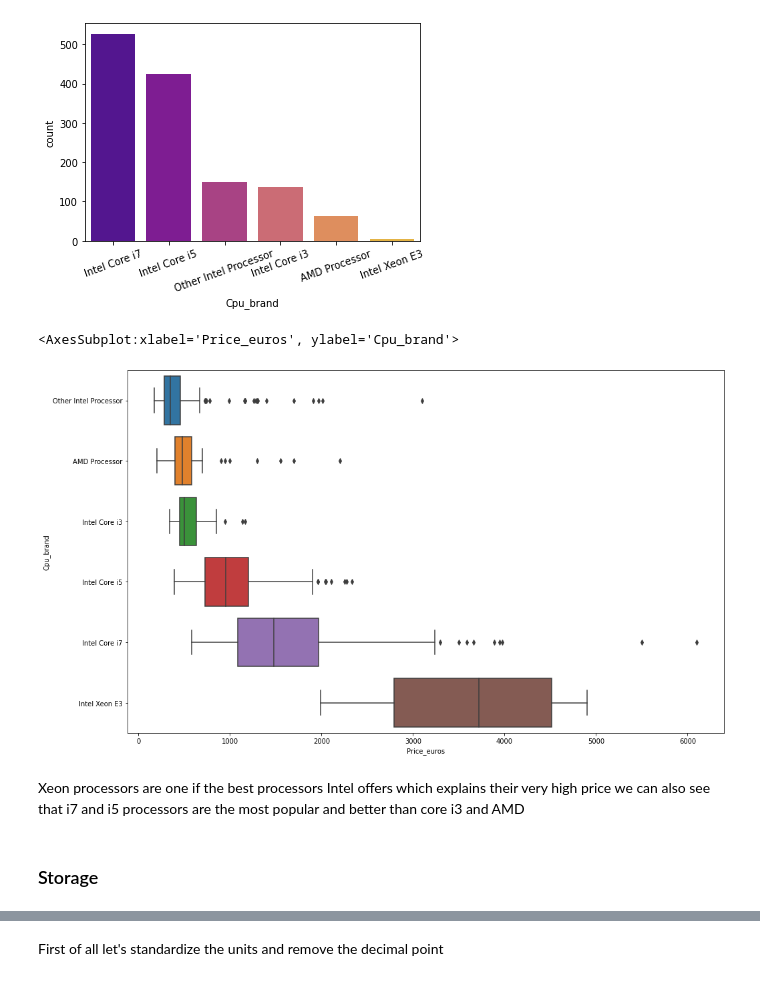
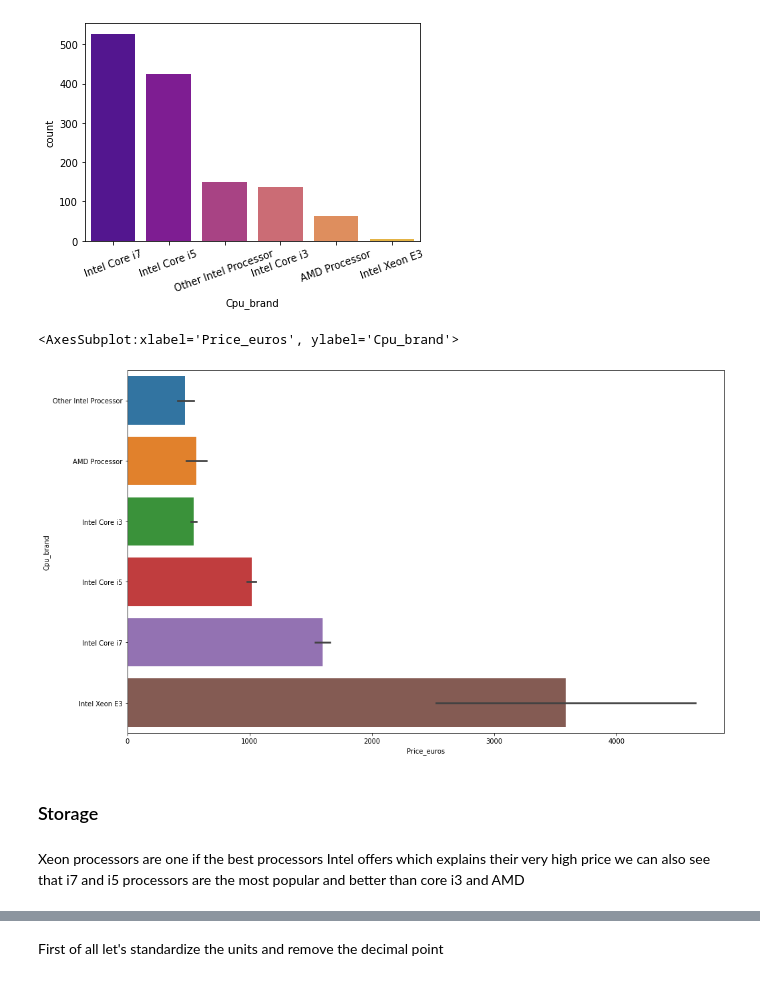
Before and after one commit to AmineMahdioui/Laptop_Price_predection, a Jupyter notebook: LPP.ipynb, the cells around one changed output, grey strips where cells are left out. Drawn from its saved outputs; the diff is of its cells as text; code cells hidden in the pictures.

```diff
--- a/LPP.ipynb
+++ b/LPP.ipynb
@@ -302,7 +300,7 @@ We could say that Touchscreen are mostly a luxury for laptop users
 # %% [markdown]
 For the display panel we will asign 1 to observations with IPS panles and 0 to TN panels we can flip them it doesn't matter.
 # %%
-df["IPS Display panel"]=df['ScreenResolution'].apply(lambda x:1 if 'IPS' in x else 0)
+df["Display panel"]=df['ScreenResolution'].apply(lambda x:'IPS' if 'IPS' in x else 'TN')
 df['ScreenResolution']=df['ScreenResolution'].replace(regex={r"IPS Panel.[Retina Display ]*":""})
 df.tail()
 # %% [output]
@@ -502,10 +498,11 @@ Name: Cpu, Length: 118, dtype: int64
 we will put the CPU speed in it's own column and change its dtype
 # %%
 def get_GHz(CPU):
-    return re.search(r'\d?\.?\d(?!(?!GHz))','AMD A6-Series 7310 2GHz').group()
+    return re.search(r'\d?\.?\d(?!(?!GHz))',CPU).group()
 # %%
 df['GHz']=df['Cpu'].apply(get_GHz)
-df['GHz']=df['GHz'].astype("float64")
+# %%
+df['GHz']=df['GHz'].astype("float")
 # %% [markdown]
 We will be clustering this column, so each df will either have an one of intel processors (Intel Xeon, i3, i5, i7 or Other Intel Processor) or AMD Processor
 # %%
@@ -538,14 +549,14 @@ plt.xticks(rotation=20)
 # %%
 plt.subplots(figsize=(16,10))
 x = df.groupby(['Cpu_brand']).Price_euros.median().sort_values().keys()
-sn.boxplot(x='Price_euros',y='Cpu_brand',data= df,order=x)
+sn.barplot(x='Price_euros',y='Cpu_brand',data= df,order=x)
 # %% [output]
 <AxesSubplot:xlabel='Price_euros', ylabel='Cpu_brand'>
-[figure, old version]
+[figure, new version]
+# %% [markdown]
+### Storage
 # %% [markdown]
 Xeon processors are one if the best processors Intel offers which explains their very high price we can also see that i7 and i5 processors are the most popular and better than core i3 and AMD
-# %% [markdown]
-### Storage
 # %%
 df['Memory'].value_counts()
 # %% [output]
```
Also changed, not shown: parts of 64 cells of this notebook.
